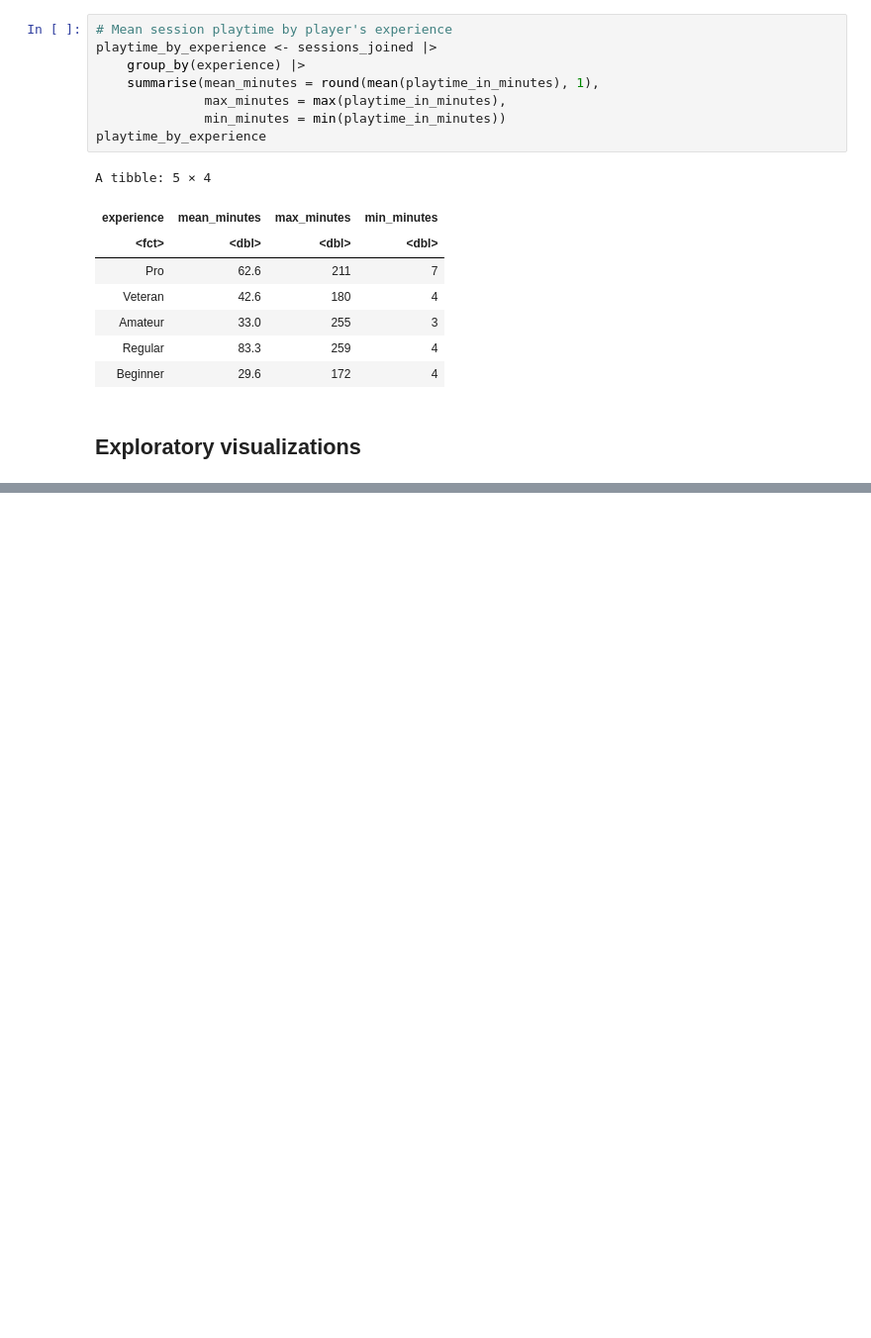
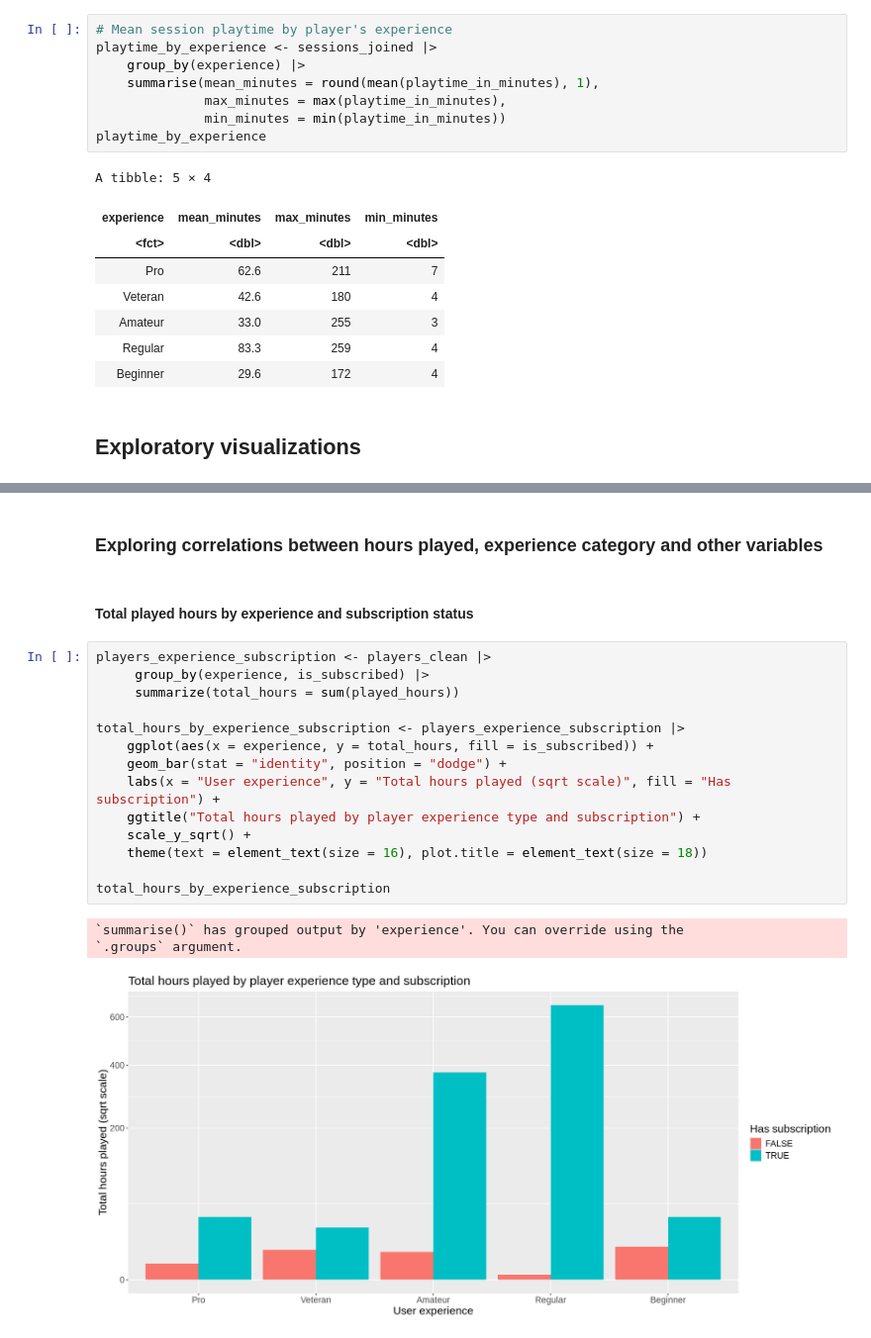
Before and after one commit to ALagodzinska/Group26-FinalReport, a Jupyter notebook: Report.ipynb, the cells around one changed output, grey strips where cells are left out. Shown at 99% size. Saved outputs shown, nothing was run; the diff lists cells and outputs as text; blank space fills up the shorter version.

```diff
--- a/Report.ipynb
+++ b/Report.ipynb
@@ -275,0 +337,22 @@ TODO
+# %% [markdown]
+### Exploring correlations between hours played, experience category and other variables
+# %% [markdown]
+#### Total played hours by experience and subscription status
+# %%
+players_experience_subscription <- players_clean |>
+     group_by(experience, is_subscribed) |>
+     summarize(total_hours = sum(played_hours))
+
+total_hours_by_experience_subscription <- players_experience_subscription |>
+    ggplot(aes(x = experience, y = total_hours, fill = is_subscribed)) +
+    geom_bar(stat = "identity", position = "dodge") +
+    labs(x = "User experience", y = "Total hours played (sqrt scale)", fill = "Has subscription") +
+    ggtitle("Total hours played by player experience type and subscription") +
+    scale_y_sqrt() +
+    theme(text = element_text(size = 16), plot.title = element_text(size = 18))
+
+total_hours_by_experience_subscription
+# %% [output]
+`summarise()` has grouped output by 'experience'. You can override using the
+`.groups` argument.
+[figure, added]
```
Also changed, not shown: parts of 23 cells of this notebook.
